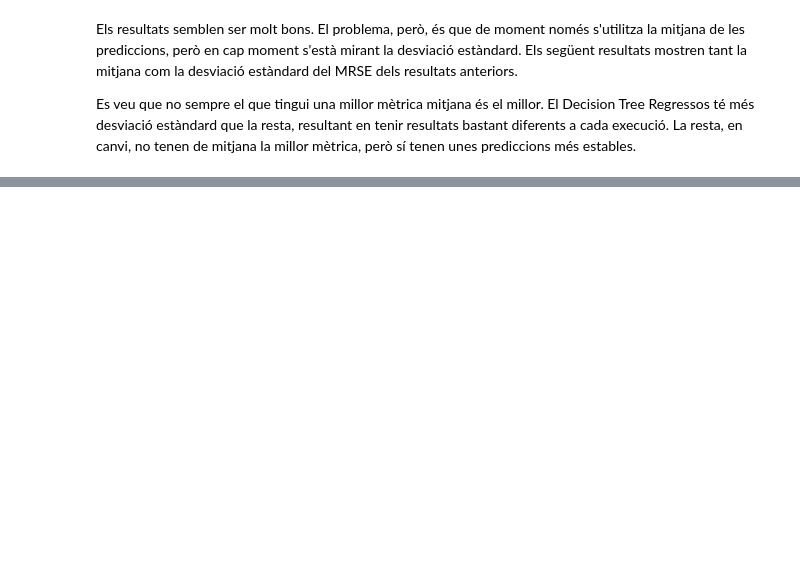
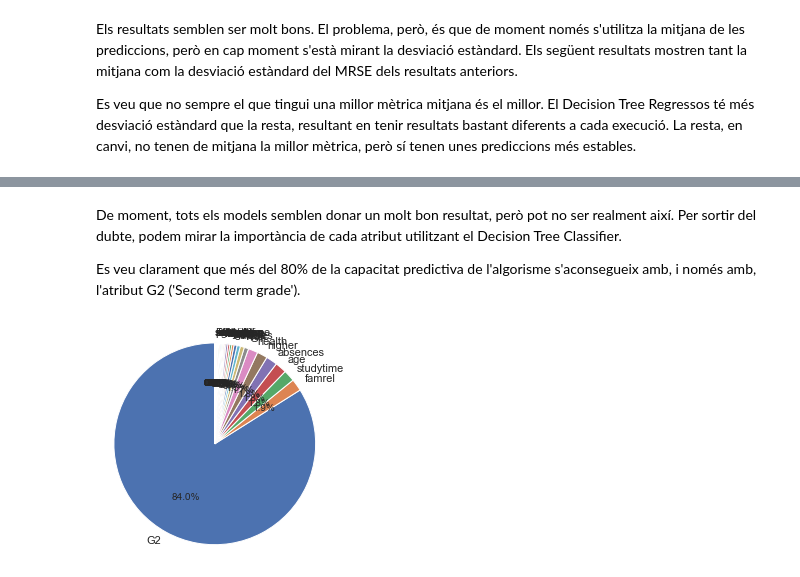
Before and after one commit to marti1999/APC-Cas-Kaggle, a Jupyter notebook: Untitled.ipynb, the cells around one changed output, grey strips where cells are left out. Cells and saved outputs as stored; diff of their text form; code cells hidden in the pictures; blank space fills up the shorter version.

Commit message:
analizing feature importance'

```diff
--- a/Untitled.ipynb
+++ b/Untitled.ipynb
@@ -260,0 +265,21 @@ plt.show()
+# %% [markdown]
+De moment, tots els models semblen donar un molt bon resultat, però pot no ser realment així. Per sortir del dubte, podem mirar la importància de cada atribut utilitzant el Decision Tree Classifier.
+
+Es veu clarament que més del 80% de la capacitat predictiva de l'algorisme s'aconsegueix amb, i només amb, l'atribut G2 ('Second term grade').
+# %%
+tree = DecisionTreeRegressor()
+tree.fit(x_train, y_train)
+importances = tree.feature_importances_
+indices = np.argsort(importances)[::-1]
+valors = []
+labels = []
+for f in range(x_train.shape[1]):
+    valors.append(importances[indices[f]])
+    labels.append(x_train.columns.values[indices[f]])
+f, ax = plt.subplots(figsize=(4, 4))
+plt.pie(valors,
+        labels=labels,
+        autopct='%1.1f%%', startangle=90)
+axis = plt.axis('equal')
+# %% [output]
+[figure, added]
```
Also changed, not shown: parts of 9 cells of this notebook.
